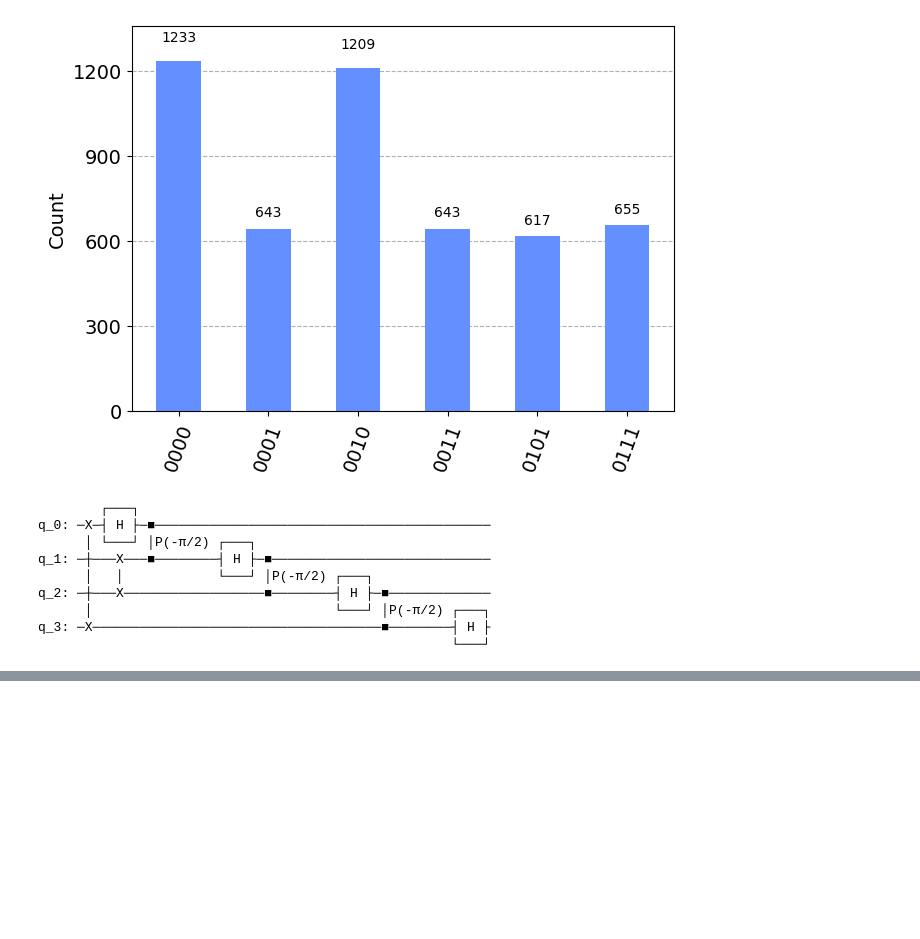
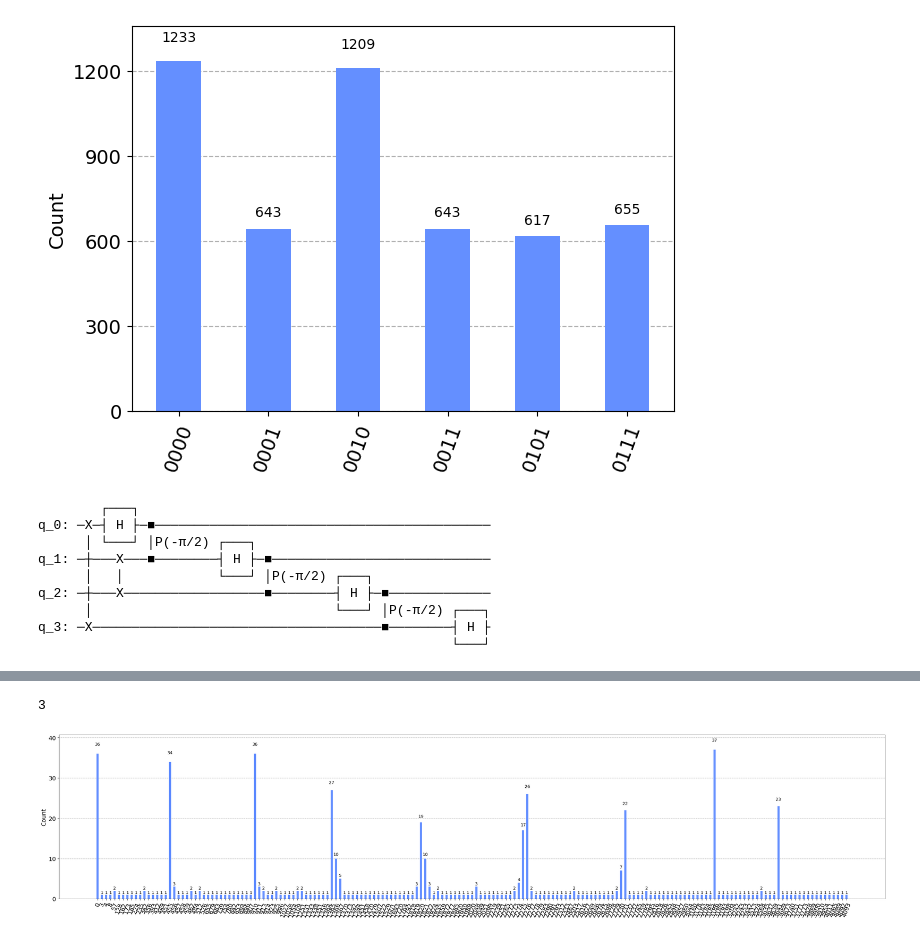
Before and after one commit to Siytta/bachelorarbeit, a Jupyter notebook: Shor_correct_order/AQFT_Test.ipynb, the cells around one changed output, grey strips where cells are left out. Cells and saved outputs as stored; diff of their text form; code cells hidden in the pictures; blank space fills up the shorter version.

```diff
--- a/Shor_correct_order/AQFT_Test.ipynb
+++ b/Shor_correct_order/AQFT_Test.ipynb
@@ -1223,0 +1202,6 @@ plot_histogram(binary_to_decimal_in_dict(xey),figsize =(22,5))
+# %%
+bb = Shor_sequential(43,57,number_shots = 500, m = 4)
+plot_histogram(binary_to_decimal_in_dict(bb),figsize =(35,7))
+# %% [output]
+3
+[figure, added]
```
Also changed, not shown: parts of 27 cells of this notebook, 1 other file.
